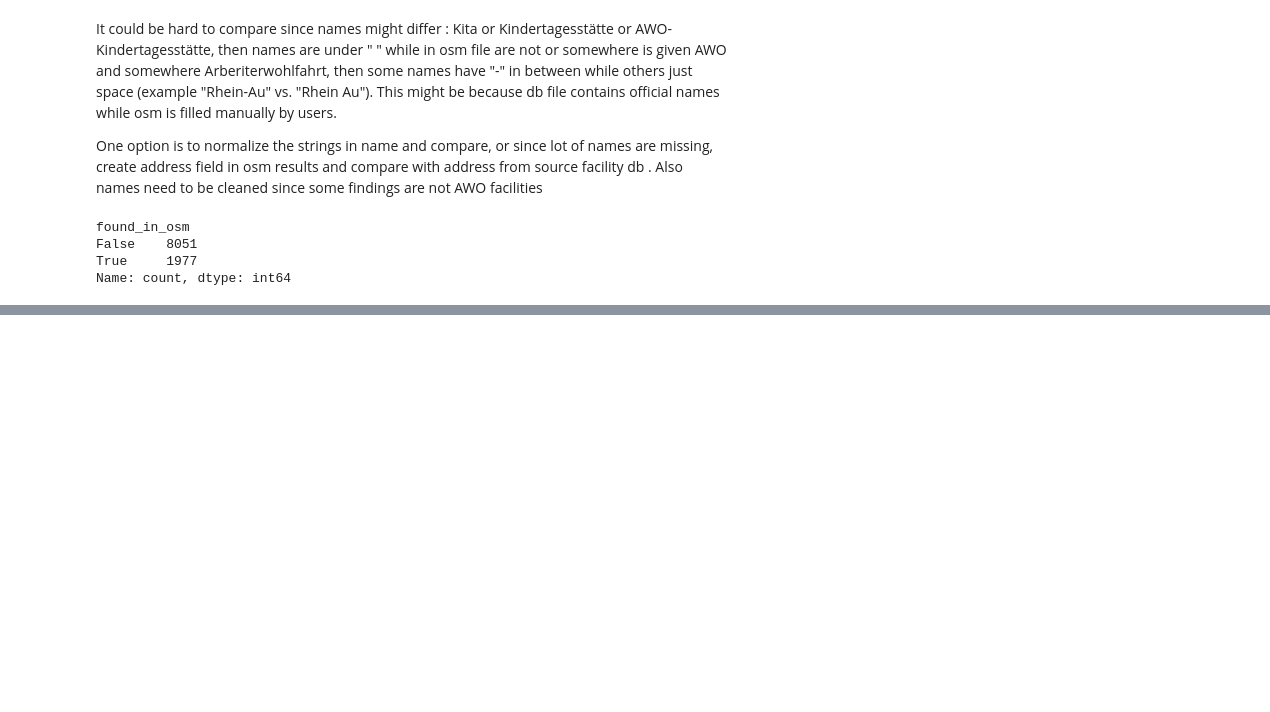
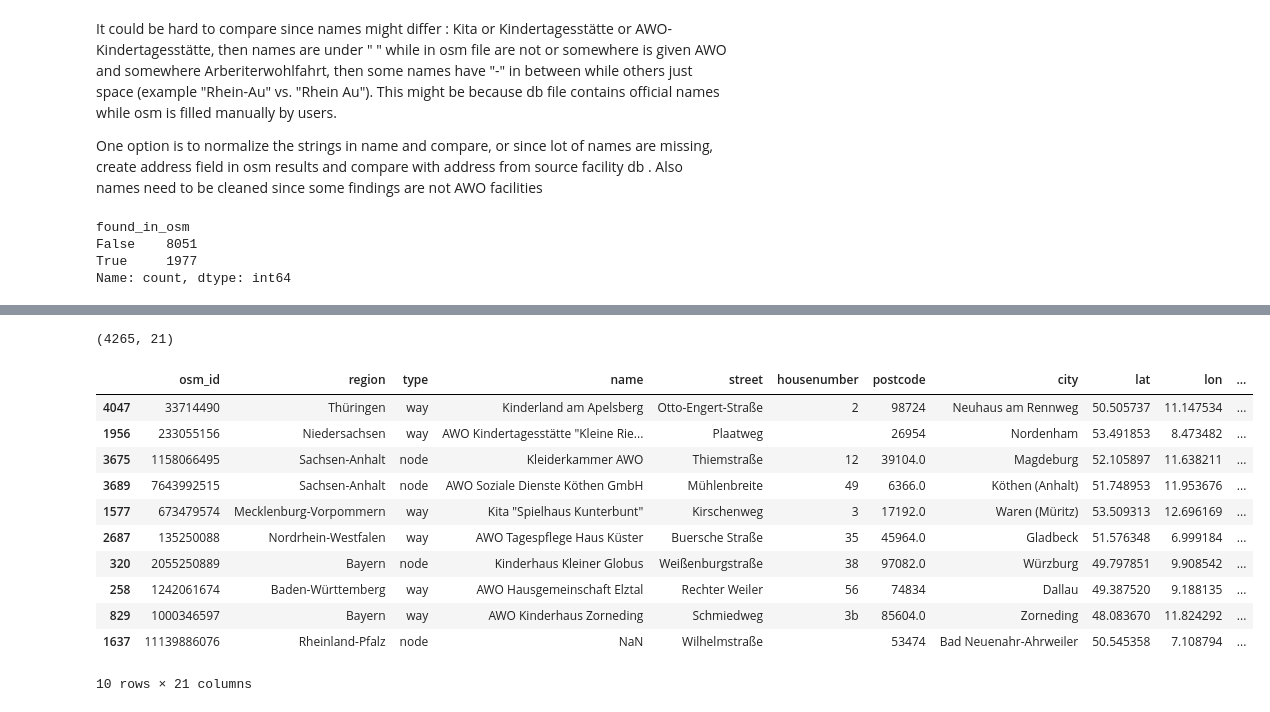
Before and after one commit to tamaricki/awo-tamara, a Jupyter notebook: osm_eda.ipynb, the cells around one changed output, grey strips where cells are left out. Cells and saved outputs as stored; diff of their text form; code cells hidden in the pictures; blank space fills up the shorter version.

Commit message:
filter out wrong entries

```diff
--- a/osm_eda.ipynb
+++ b/osm_eda.ipynb
@@ -378,3 +344,13 @@ df_raw_matched[df_raw_matched['found_in_db']==False].sample(20)
+# %%
+#df_raw_matched[df_raw_matched['found_in_db']==False].sample(20)
+#currently are compared only facilities, we can now also check associations
+associations = pd.read_excel("2025_09_16_Einrichtunsdatenbank_Export_descriptions_final.xlsx" , sheet_name = 'Associations')
+associations['name_norm'] = associations['name'].apply(normalize_name)
+asso_names = associations['name_norm'].dropna().unique().tolist()
+# %%
+df_raw_matched[['asso_match', 'asso_match_score']] = df_raw_matched['name_norm'].apply(lambda x:pd.Series(find_best_match(x, asso_names )))
+# %%
+df_raw_matched['found_in_asso'] = df_raw_matched["asso_match"].notna()
 # %%
 #name_datetime = time.strftime("%Y%m%d-%H%M%S")
 df_raw.to_csv(f"awo_{name_datetime}_osm_raw.csv", index=False, encoding='utf-8')
@@ -380,0 +364,8 @@ df_raw.to_csv(f"awo_{name_datetime}_osm_raw.csv", index=False, encoding='utf-8')
+# %%
+#remove those which might not be AWO
+#pattern =r'/^((?!awo).)*$/s'
+pattern=r'\bawo\b' # contains awo as standalone word
+has_word = df_raw_matched['name'].str.contains(pattern, case=False, na=False)
+has_any = df_raw_matched['name'].str.contains("awo", case=False, na=False) #entries without awo in name
+mask = has_word|(~has_any)
+df_raw_matched_filtered = df_raw.loc[mask].reset_index(drop=True)
@@ -380,0 +392,19 @@ df_raw.to_csv(f"awo_{name_datetime}_osm_raw.csv", index=False, encoding='utf-8')
+# %%
+print(df_raw_matched_filtered.shape)
+# %% [output]
+(4265, 21)
+# %%
+df_raw_matched_filtered.sample(10)
+# %% [output]
+|  | osm_id | region | type | name | street | housenumber | postcode | city | lat | lon | ... |
+| 4047 | 33714490 | Thüringen | way | Kinderland am Apelsberg | Otto-Engert-Straße | 2 | 98724 | Neuhaus am Rennweg | 50.505737 | 11.147534 | ... |
+| 1956 | 233055156 | Niedersachsen | way | AWO Kindertagesstätte "Kleine Rie... | Plaatweg |  | 26954 | Nordenham | 53.491853 | 8.473482 | ... |
+| 3675 | 1158066495 | Sachsen-Anhalt | node | Kleiderkammer AWO | Thiemstraße | 12 | 39104.0 | Magdeburg | 52.105897 | 11.638211 | ... |
+| 3689 | 7643992515 | Sachsen-Anhalt | node | AWO Soziale Dienste Köthen GmbH | Mühlenbreite | 49 | 6366.0 | Köthen (Anhalt) | 51.748953 | 11.953676 | ... |
+| 1577 | 673479574 | Mecklenburg-Vorpommern | way | Kita "Spielhaus Kunterbunt" | Kirschenweg | 3 | 17192.0 | Waren (Müritz) | 53.509313 | 12.696169 | ... |
+| 2687 | 135250088 | Nordrhein-Westfalen | way | AWO Tagespflege Haus Küster | Buersche Straße | 35 | 45964.0 | Gladbeck | 51.576348 | 6.999184 | ... |
+| 320 | 2055250889 | Bayern | node | Kinderhaus Kleiner Globus | Weißenburgstraße | 38 | 97082.0 | Würzburg | 49.797851 | 9.908542 | ... |
+| 258 | 1242061674 | Baden-Württemberg | way | AWO Hausgemeinschaft Elztal | Rechter Weiler | 56 | 74834 | Dallau | 49.387520 | 9.188135 | ... |
+| 829 | 1000346597 | Bayern | way | AWO Kinderhaus Zorneding | Schmiedweg | 3b | 85604.0 | Zorneding | 48.083670 | 11.824292 | ... |
+| 1637 | 11139886076 | Rheinland-Pfalz | node | NaN | Wilhelmstraße |  | 53474 | Bad Neuenahr-Ahrweiler | 50.545358 | 7.108794 | ... |
+10 rows × 21 columns
```
Also changed, not shown: parts of 7 cells of this notebook.
